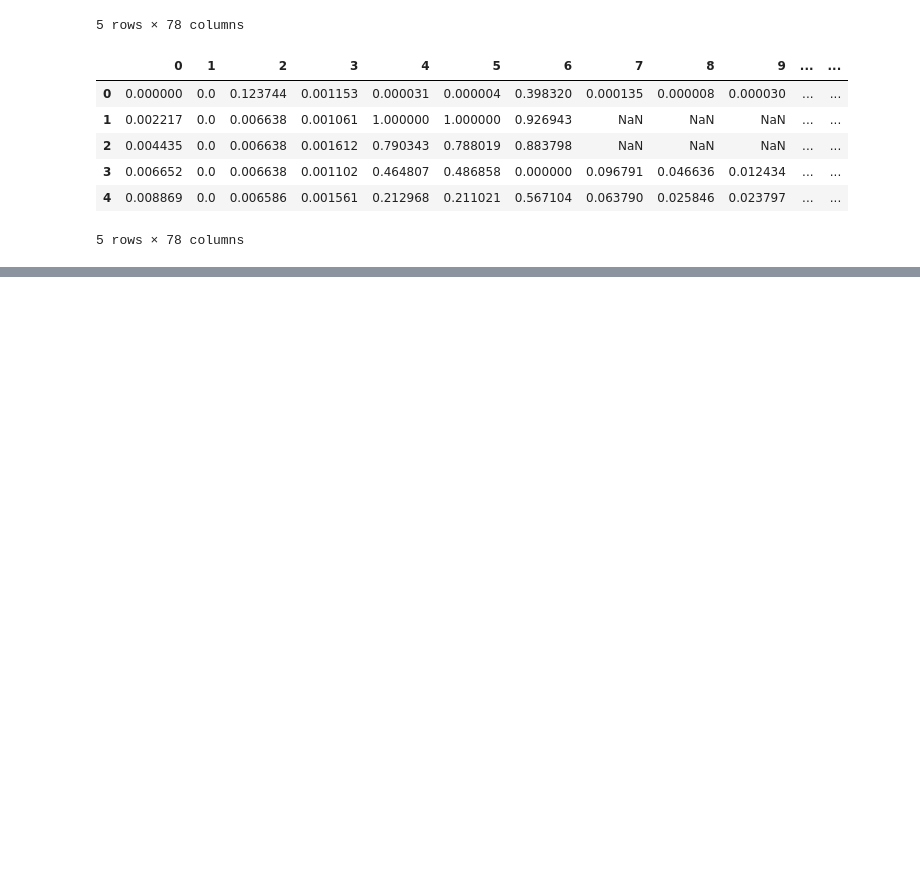
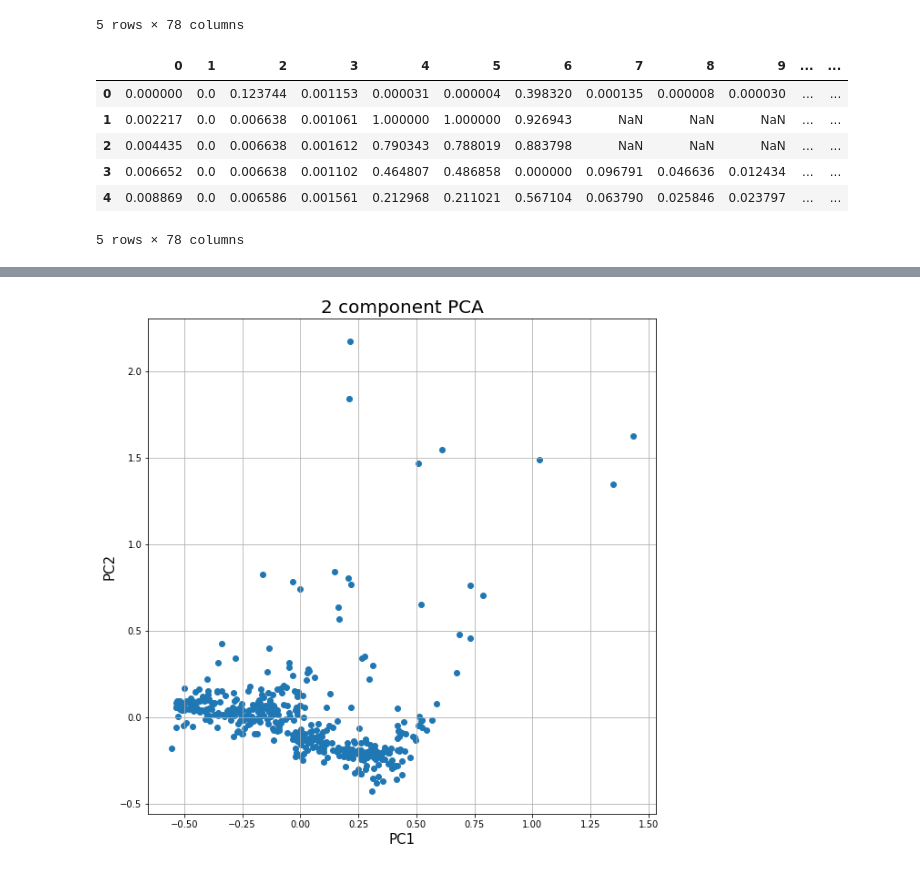
Before and after one commit to pierandreamorelli/cs_data_analysis, a Jupyter notebook: cs_data_analysis.ipynb, the cells around one changed output, grey strips where cells are left out. Saved outputs shown, nothing was run; the diff lists cells and outputs as text; code cells hidden in the pictures; blank space fills up the shorter version.

```diff
--- a/cs_data_analysis.ipynb
+++ b/cs_data_analysis.ipynb
@@ -265,0 +193,13 @@ norm_df.head()
+# %%
+import matplotlib.pyplot as plt
+
+fig = plt.figure(figsize = (10,10))
+ax = fig.add_subplot(1,1,1)
+ax.set_xlabel('PC1', fontsize = 15)
+ax.set_ylabel('PC2', fontsize = 15)
+ax.set_title('2 component PCA', fontsize = 20)
+
+ax.scatter(pca_DF_LY['PC1'], pca_DF_LY['PC2'])
+ax.grid()
+# %% [output]
+[figure, added]
```
Also changed, not shown: parts of 65 cells of this notebook.
